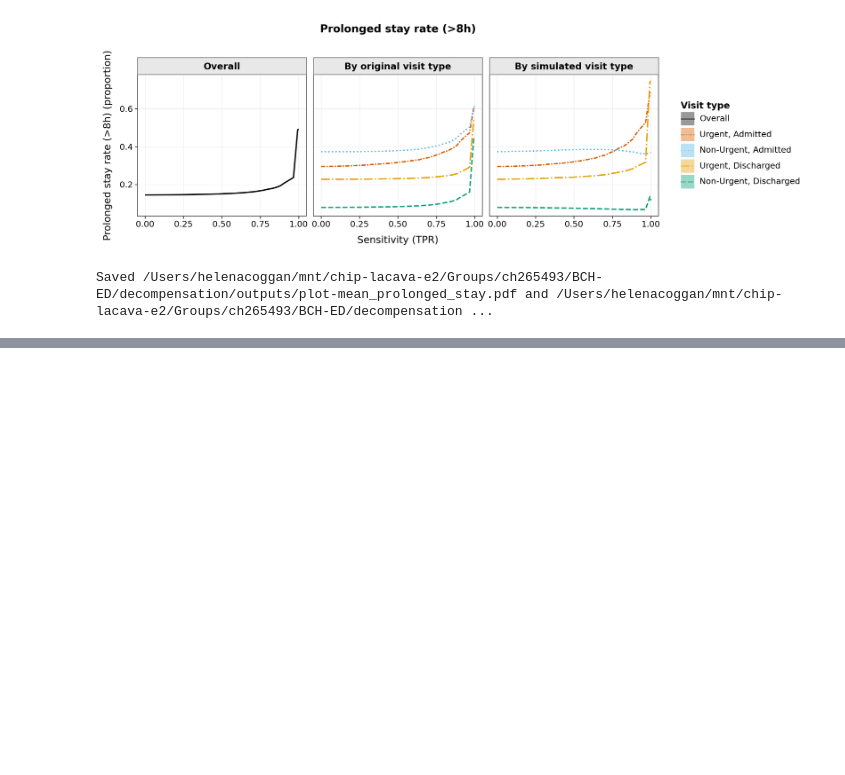
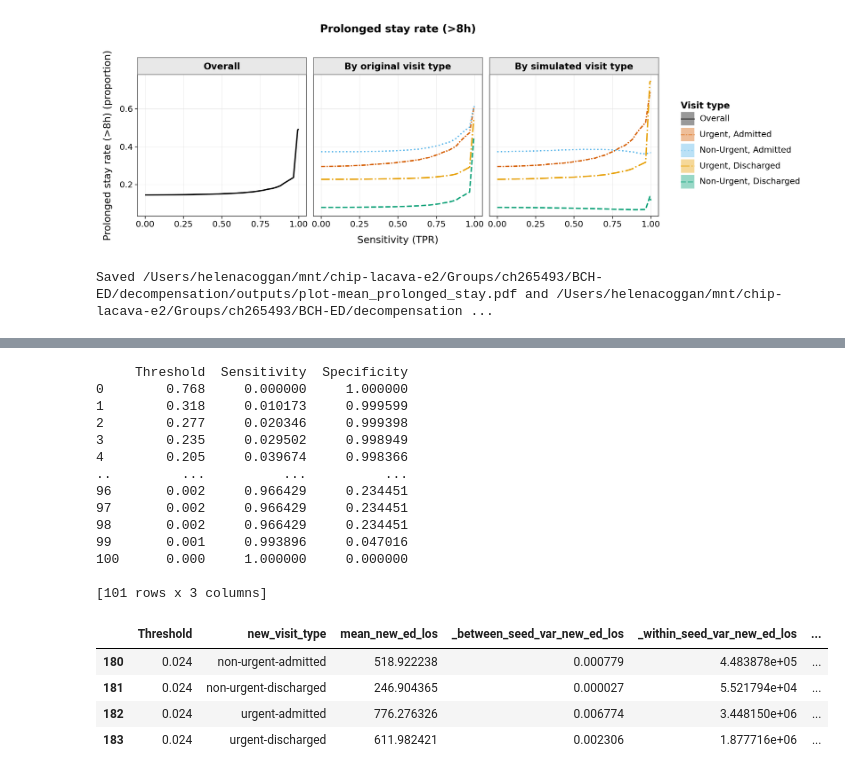
Before and after one commit to hcoggan/decompensation-prediction, a Jupyter notebook: bch-extract-general-crowding-effects.ipynb, the cells around one changed output, grey strips where cells are left out. Saved outputs shown, nothing was run; the diff lists cells and outputs as text; code cells hidden in the pictures; blank space fills up the shorter version.

```diff
--- a/bch-extract-general-crowding-effects.ipynb
+++ b/bch-extract-general-crowding-effects.ipynb
@@ -1269,25 +1296,7 @@ def run_simulation_fast(visit_timeline, threshold, terms=MODEL_TERMS, seed=21022
     return pd.DataFrame(rows)
 
 
-# Now run this for, say, 100 seeds per threshold.
-#Identify useful thresholds- we want a good spread of sensitivity values.
-#Compute sensivity at each threshold of interest.
-def compute_sensitivity(test_df):
-    test_thresholds = np.linspace(0, 1, num=1001)
-    y_prob, y_true = test_df['y_proba'].values, test_df['y_true'].values
-    preds_pos = y_prob[:, None] >= test_thresholds[None, :]
-    tp = (preds_pos & y_true[:, None]).sum(axis=0)
-    fn = (~preds_pos & y_true[:, None]).sum(axis=0)
-    sens = tp/(tp+fn)
 
-    thresholds_to_keep, sens_to_keep = [], []
-
-    for sens_aim in np.linspace(0, 1, num=101):
-        index = np.argmin(np.abs(sens-sens_aim))
-        thresholds_to_keep.append(test_thresholds[index])
-        sens_to_keep.append(sens[index])
-
-    return pd.DataFrame({'Threshold':thresholds_to_keep, 'Sensitivity':sens_to_keep})
 
 sensitivity_df = compute_sensitivity(test_df)
 seeds = list(range(1, 101))
@@ -1566,0 +1558,40 @@ overall_results
+# %%
+#Load results.
+test_df = pd.read_csv(save_filepath + "outputs/test-preds.csv", index_col=0)
+sensitivity_df = compute_sensitivity(test_df, with_specificity=True)
+
+
+overall_results = pd.read_csv(save_filepath + "outputs/overall-sim-results.csv", index_col=0).merge(sensitivity_df, on="Threshold", how='inner')
+results_by_old_type = pd.read_csv(save_filepath + "outputs/sim-results-by-original-visit-type.csv", index_col=0).merge(sensitivity_df, on="Threshold", how='inner')
+results_by_new_type = pd.read_csv(save_filepath + "outputs/sim-results-by-new-visit-type.csv", index_col=0).merge(sensitivity_df, on="Threshold", how='inner')
+
+
+
+#What is the highest sensivity at which the model can be used without causing any overall changes?
+overall_ed_los_limit = 5
+
+sensitivity_limit = overall_results[overall_results['mean_change_in_ed_los'] < overall_ed_los_limit]['Sensitivity'].max()
+results_by_new_type = results_by_new_type[results_by_new_type['Sensitivity'] == sensitivity_limit]
+
+
+results_by_new_type
+# %% [output]
+     Threshold  Sensitivity  Specificity
+0        0.768     0.000000     1.000000
+1        0.318     0.010173     0.999599
+2        0.277     0.020346     0.999398
+3        0.235     0.029502     0.998949
+4        0.205     0.039674     0.998366
+..         ...          ...          ...
+96       0.002     0.966429     0.234451
+97       0.002     0.966429     0.234451
+98       0.002     0.966429     0.234451
+99       0.001     0.993896     0.047016
+100      0.000     1.000000     0.000000
+
+[101 rows x 3 columns]
+|  | Threshold | new_visit_type | mean_new_ed_los | _between_seed_var_new_ed_los | _within_seed_var_new_ed_los | ... |
+| 180 | 0.024 | non-urgent-admitted | 518.922238 | 0.000779 | 4.483878e+05 | ... |
+| 181 | 0.024 | non-urgent-discharged | 246.904365 | 0.000027 | 5.521794e+04 | ... |
+| 182 | 0.024 | urgent-admitted | 776.276326 | 0.006774 | 3.448150e+06 | ... |
+| 183 | 0.024 | urgent-discharged | 611.982421 | 0.002306 | 1.877716e+06 | ... |
```
Also changed, not shown: parts of 2 cells of this notebook, 7 other files.
